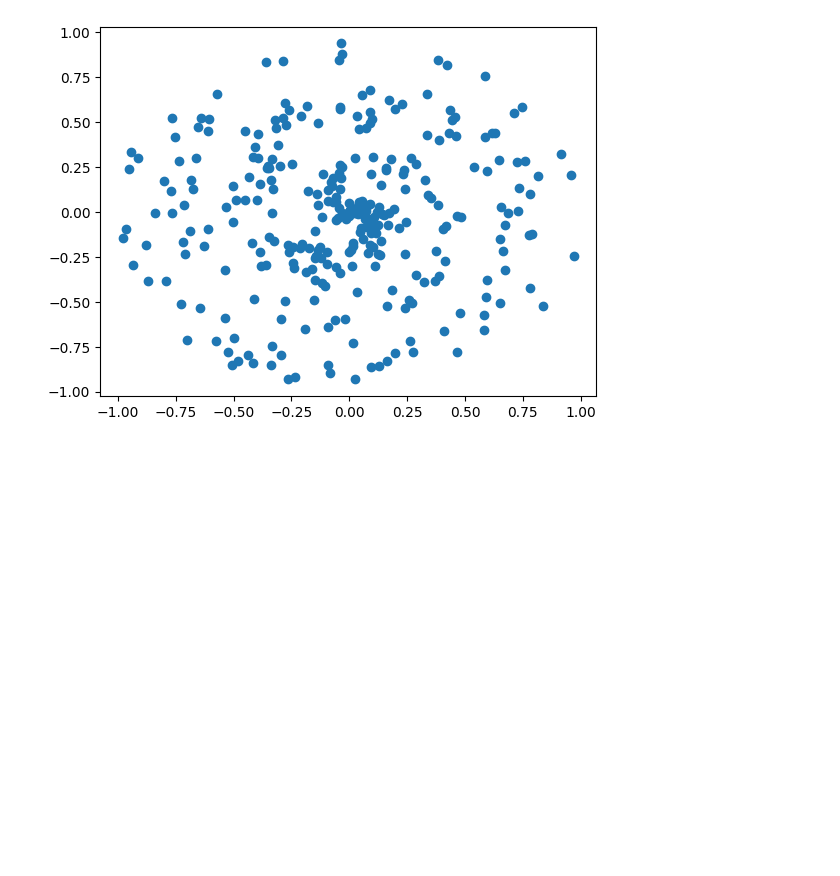
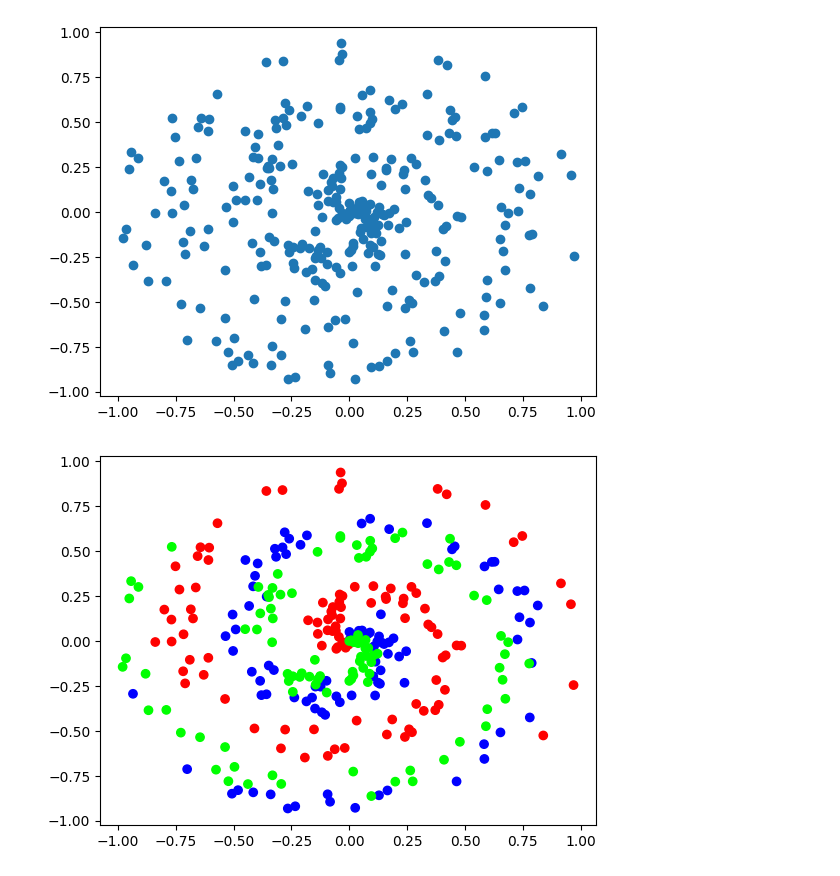
Before and after one commit to Jatin-s16/Neuron_from_scratch, a Jupyter notebook: basic_neuron_creation.ipynb, the cells around one changed output. Drawn from its saved outputs; the diff is of its cells as text; code cells hidden in the pictures; blank space fills up the shorter version.

Commit message:
color_visualisation

```diff
--- a/basic_neuron_creation.ipynb
+++ b/basic_neuron_creation.ipynb
@@ -182,3 +182,8 @@ plt.show
 # %% [output]
 <function matplotlib.pyplot.show(close=None, block=None)>
 [figure]
+# %%
+plt.scatter(X[:, 0], X[:, 1], c=y, cmap='brg')
+plt.show()
+# %% [output]
+[figure, added]
```
